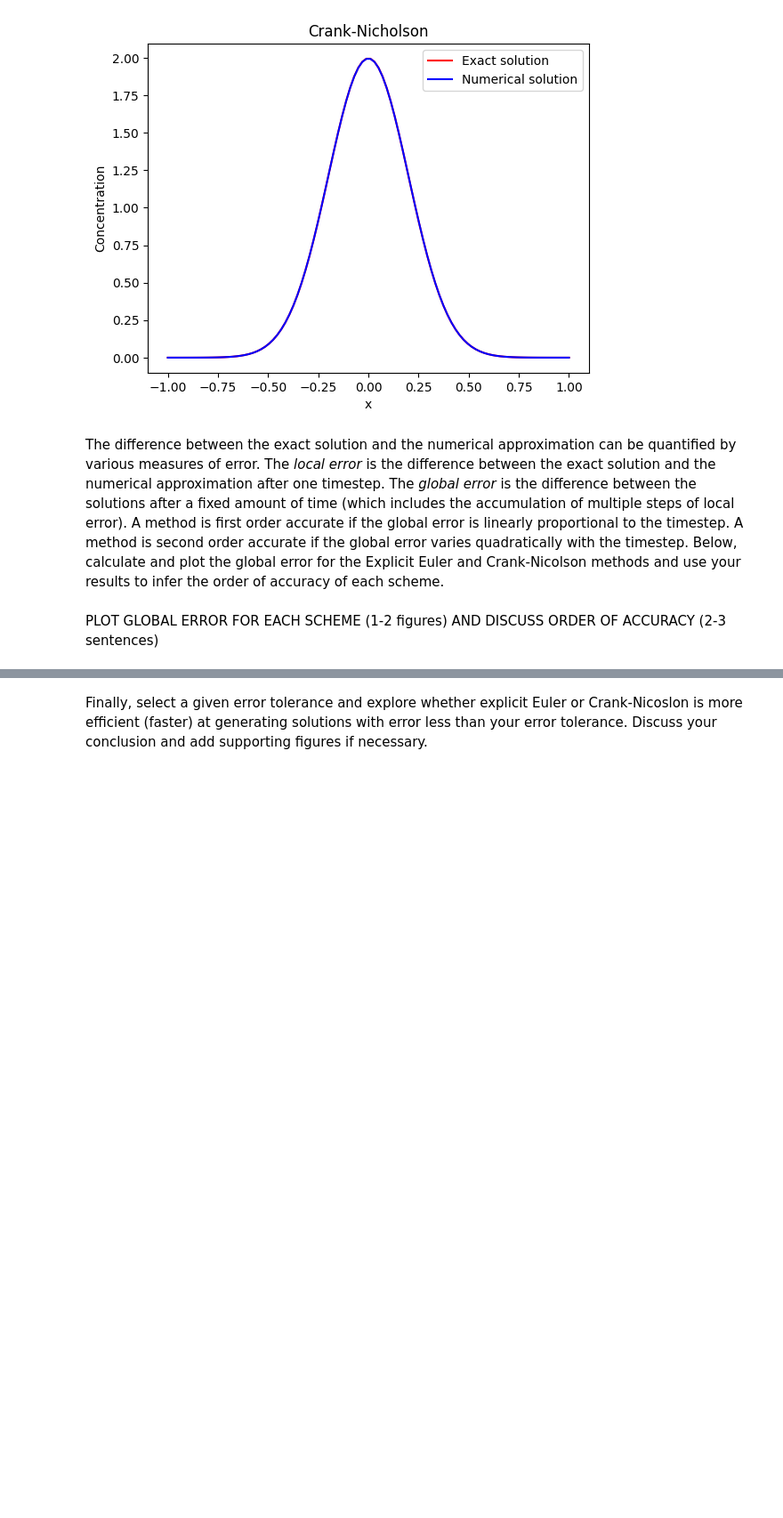
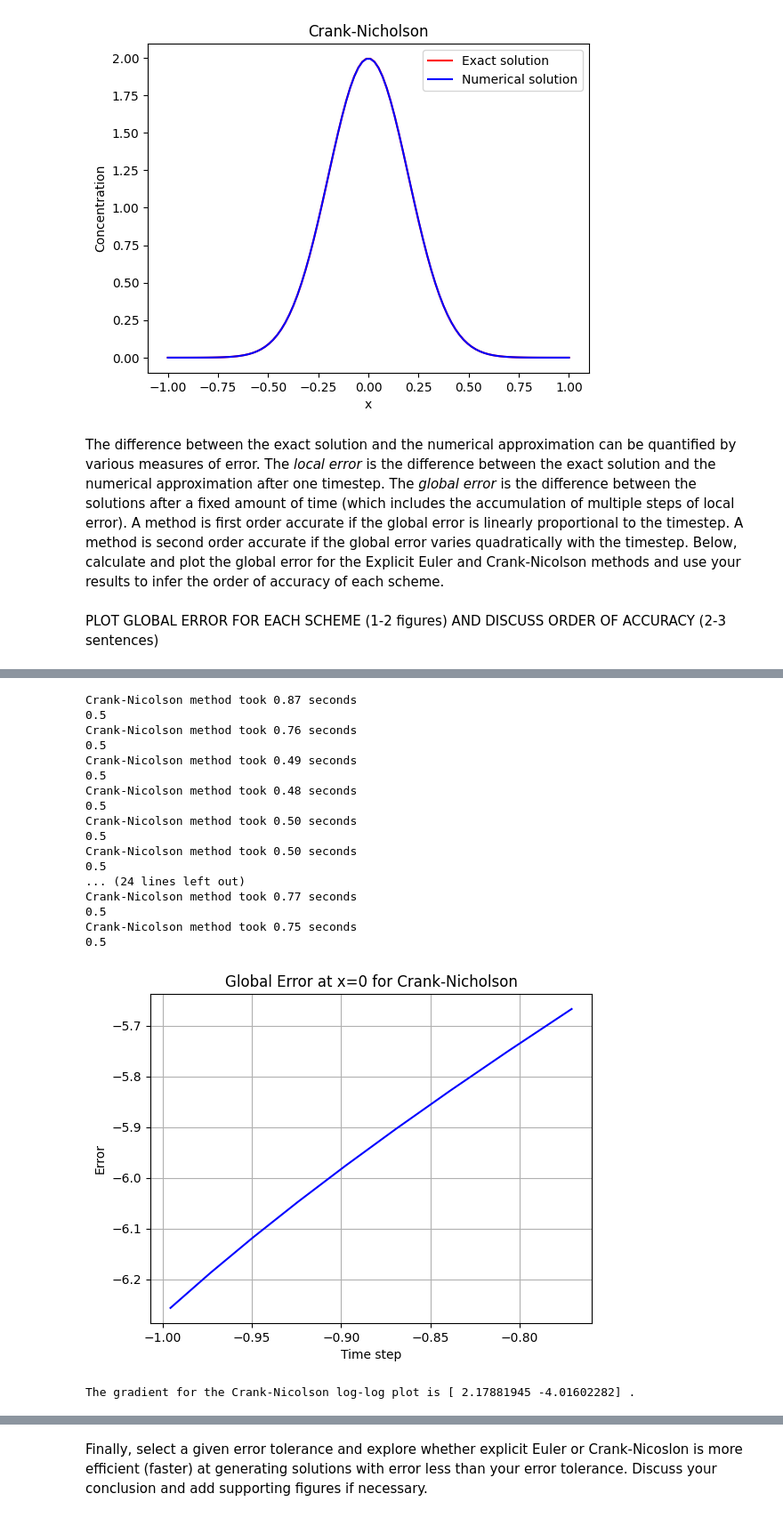
Before and after one commit to hesoane123-dev/QCES, a Jupyter notebook: Project1_numerical_methods.ipynb, the cells around one changed output, grey strips where cells are left out. Shown at 89% size. Cells and saved outputs as stored; diff of their text form; code cells hidden in the pictures; blank space fills up the shorter version.

```diff
--- a/Project1_numerical_methods.ipynb
+++ b/Project1_numerical_methods.ipynb
@@ -337,2 +344,58 @@ PLOT GLOBAL ERROR FOR EACH SCHEME (1-2 figures) AND DISCUSS ORDER OF ACCURACY (2
+# %%
+# Add code to plot error here
+# Changing the temporal step
+
+euler_error = np.zeros(20)
+CN_error = np.zeros(20)
+N = np.arange(10,110,5) # A range of number of steps to take to get to t=10
+stepsize = np.divide(10,N-1)
+
+def true_solution(x,t,z):
+  return (4*np.pi*z*(t+t_ic))**(-1/2)*np.exp((-x**2)/(4*z*(t+t_ic)))
+
+t_start = 0  # start time (note that this is not the same time used to evaluate the exact solution to set the ICs)
+t_end = 10  # end time
+x_start = -1
+x_end = 1
+Nx = 1601
+
+for i in range(20):
+  Nt = N[i]
+  t = np.linspace(t_start, t_end, Nt)
+  x = np.linspace(x_start, x_end, Nx)
+  c_CN = CN(x, t, kappa)
+  arg = int(3/4*(Nx-1))
+  print(x[arg])
+  CN_error[i] = np.abs(true_solution(0.5,t_end,kappa) - c_CN[arg,-1])
+
+
+plt.plot(np.log10(stepsize[10:19]), np.log10(CN_error[10:19]),'b-')
+plt.ylabel('Error')
+plt.xlabel('Time step')
+plt.title('Global Error at x=0 for Crank-Nicholson')
+plt.grid()
+plt.show()
+m_CN = np.polyfit(np.log10(stepsize[0:19]), np.log10(CN_error[0:19]),1)
+print('The gradient for the Crank-Nicolson log-log plot is',m_CN,'.')
+# %% [output]
+Crank-Nicolson method took 0.87 seconds
+0.5
+Crank-Nicolson method took 0.76 seconds
+0.5
+Crank-Nicolson method took 0.49 seconds
+0.5
+Crank-Nicolson method took 0.48 seconds
+0.5
+Crank-Nicolson method took 0.50 seconds
+0.5
+Crank-Nicolson method took 0.50 seconds
+0.5
+... (24 lines left out)
+Crank-Nicolson method took 0.77 seconds
+0.5
+Crank-Nicolson method took 0.75 seconds
+0.5
+[figure, added]
+The gradient for the Crank-Nicolson log-log plot is [ 2.17881945 -4.01602282] .
 # %%
 # Add code to plot error here
```
Also changed, not shown: parts of 8 cells of this notebook.
